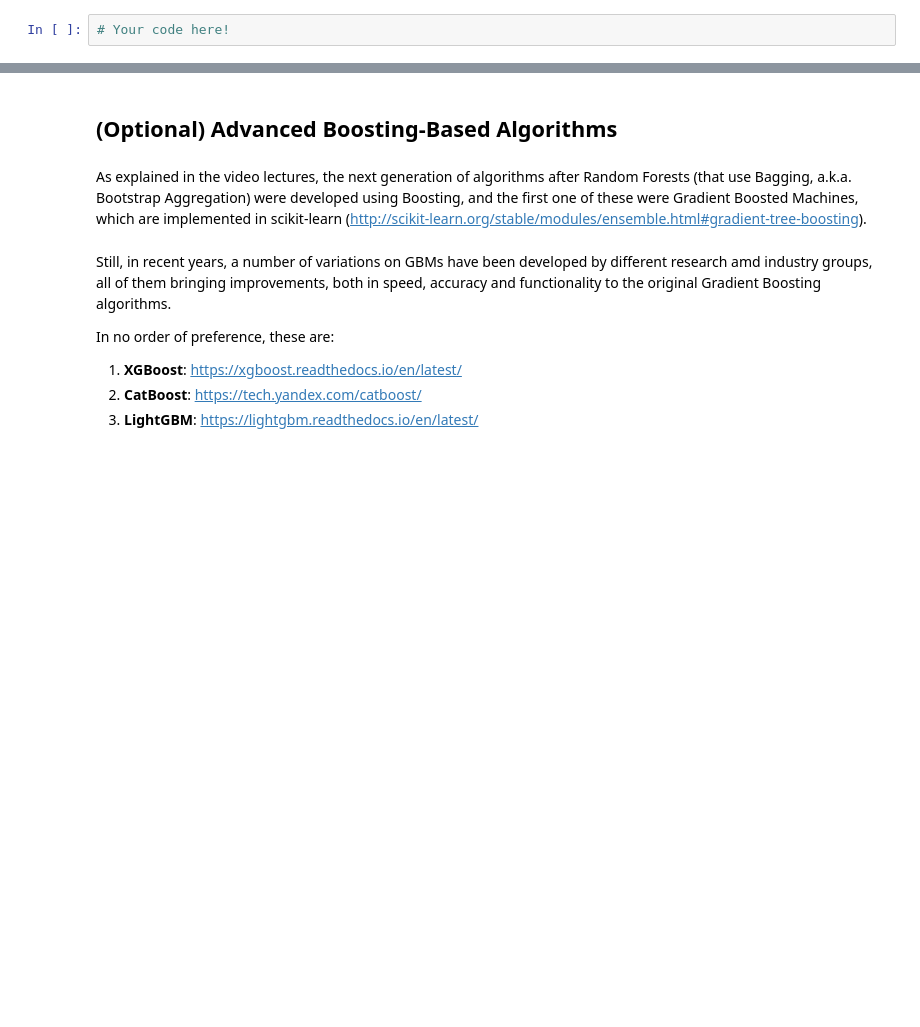
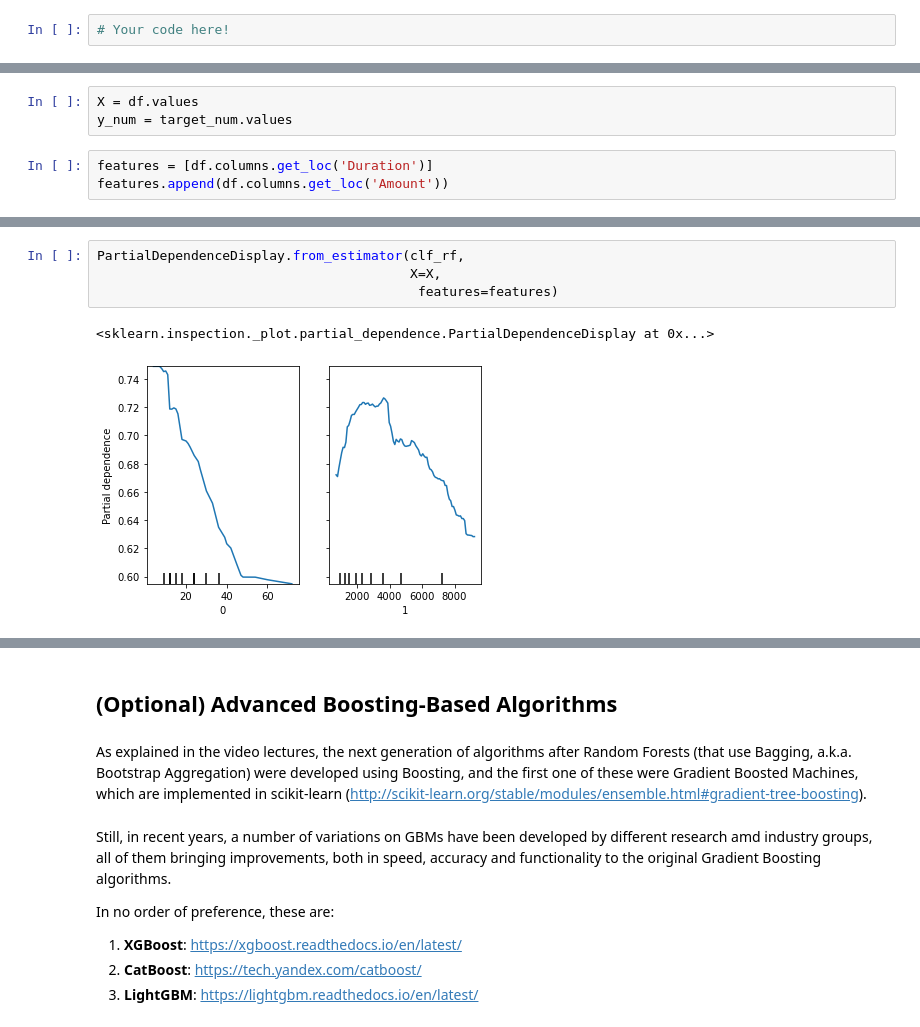
Before and after one commit to DawdlingDaedalus/mec-mini-projects, a Jupyter notebook: mec-13.5.1-tree-based-algorithms-mini-project/Mini_Project_Tree-Based_Algorithms.ipynb, the cells around one changed output, grey strips where cells are left out. Cells and saved outputs as stored; diff of their text form; blank space fills up the shorter version.

```diff
--- a/mec-13.5.1-tree-based-algorithms-mini-project/Mini_Project_Tree-Based_Algorithms.ipynb
+++ b/mec-13.5.1-tree-based-algorithms-mini-project/Mini_Project_Tree-Based_Algorithms.ipynb
@@ -169,0 +711,6 @@ So, armed with this new knowledge, feel free to pick a few features, and make a
+# %%
+X = df.values
+y_num = target_num.values
+# %%
+features = [df.columns.get_loc('Duration')]
+features.append(df.columns.get_loc('Amount'))
@@ -169,0 +739,7 @@ So, armed with this new knowledge, feel free to pick a few features, and make a
+# %%
+PartialDependenceDisplay.from_estimator(clf_rf,
+                                        X=X,
+                                         features=features)
+# %% [output]
+<sklearn.inspection._plot.partial_dependence.PartialDependenceDisplay at 0x...>
+[figure, added]
```
Also changed, not shown: parts of 127 cells of this notebook, 5 other files.
